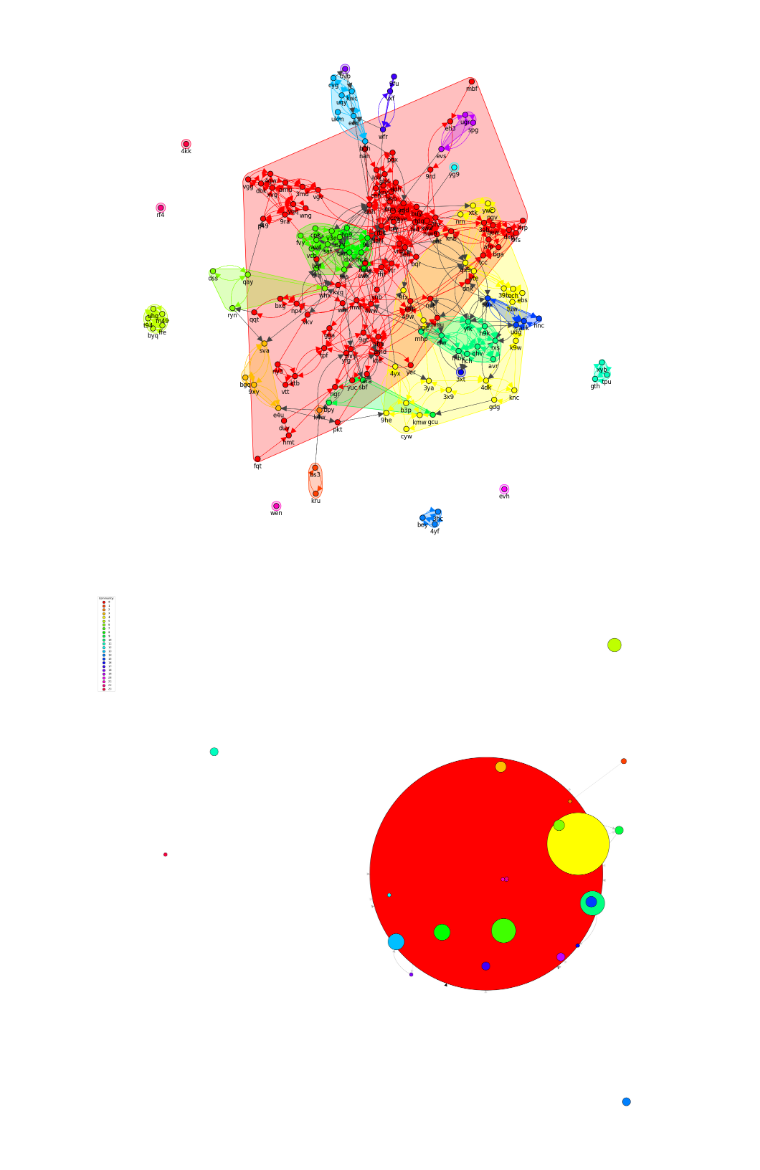
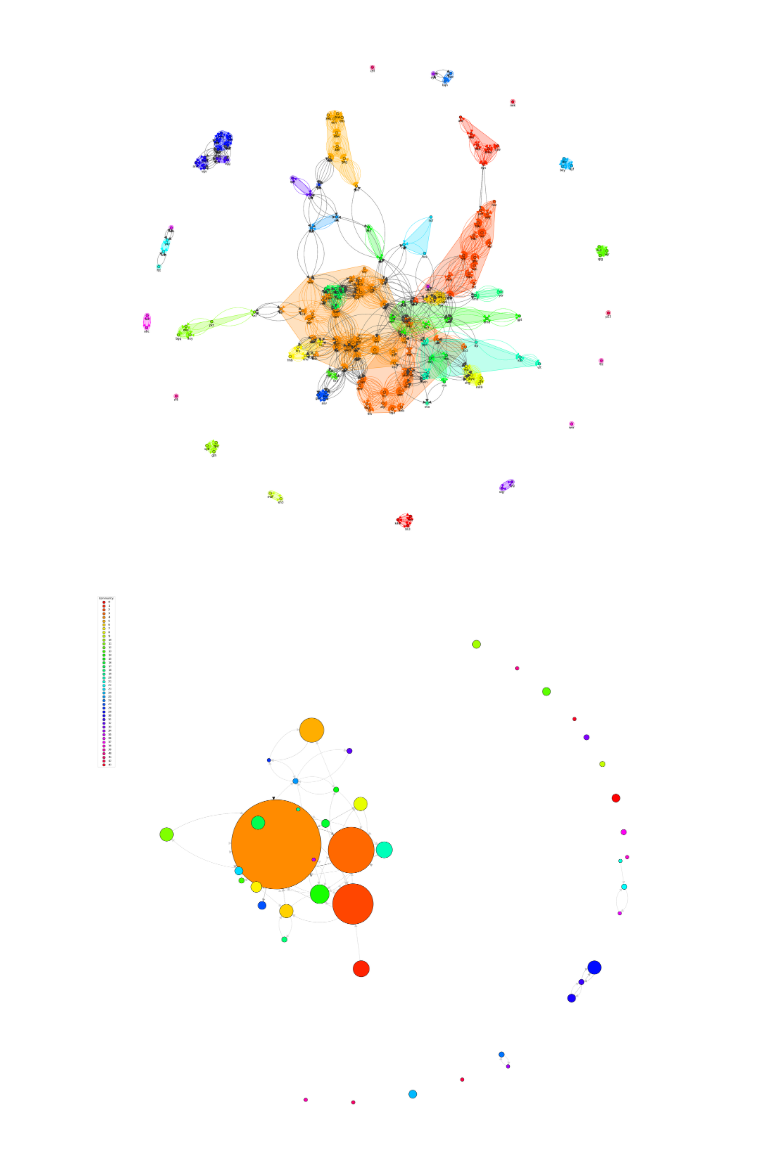
Before and after one commit to LS-Shikano/StudentSurvey, a Jupyter notebook: data/NA/Igraph.ipynb, the cells around one changed output. Cells and saved outputs as stored; diff of their text form; code cells hidden in the pictures.

```diff
--- a/data/NA/Igraph.ipynb
+++ b/data/NA/Igraph.ipynb
@@ -2,7 +2,7 @@
 import igraph as ig
 import matplotlib.pyplot as plt
 # %%
-g = ig.load("graph.gml")
+g = ig.load("multiplex_graph_w1.gml")
 # %%
 communities = g.community_edge_betweenness()
 # %%
@@ -19,16 +19,16 @@ g.vs["label"] = ["\n\n" + label for label in g.vs["label"]]
 # %%
 fig1, ax1 = plt.subplots()
 ig.plot(
     communities,
     target=ax1,
     mark_groups=True,
     palette=palette1,
     vertex_size=15,
     edge_width=0.5,
 )
-fig1.set_size_inches(20, 20)
+fig1.set_size_inches(40, 40)
 # %% [output]
-[figure, old version]
+[figure, new version]
 # %%
 layout = g.layout_kamada_kawai()
 g.vs["x"], g.vs["y"] = list(zip(*layout))
@@ -84,4 +84,4 @@ ax2.legend(
 
 fig2.set_size_inches(40, 40)
 # %% [output]
-[figure, old version]
+[figure, new version]
```
Also changed, not shown: 14 other files.
